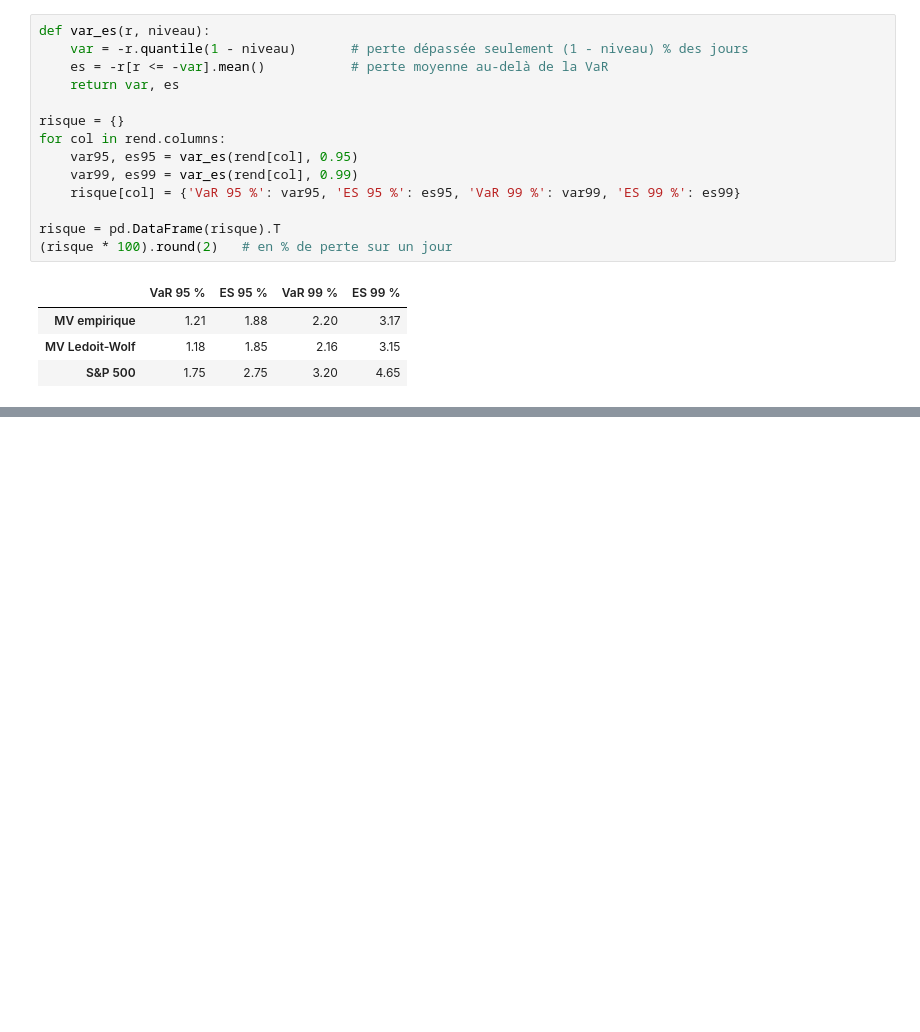
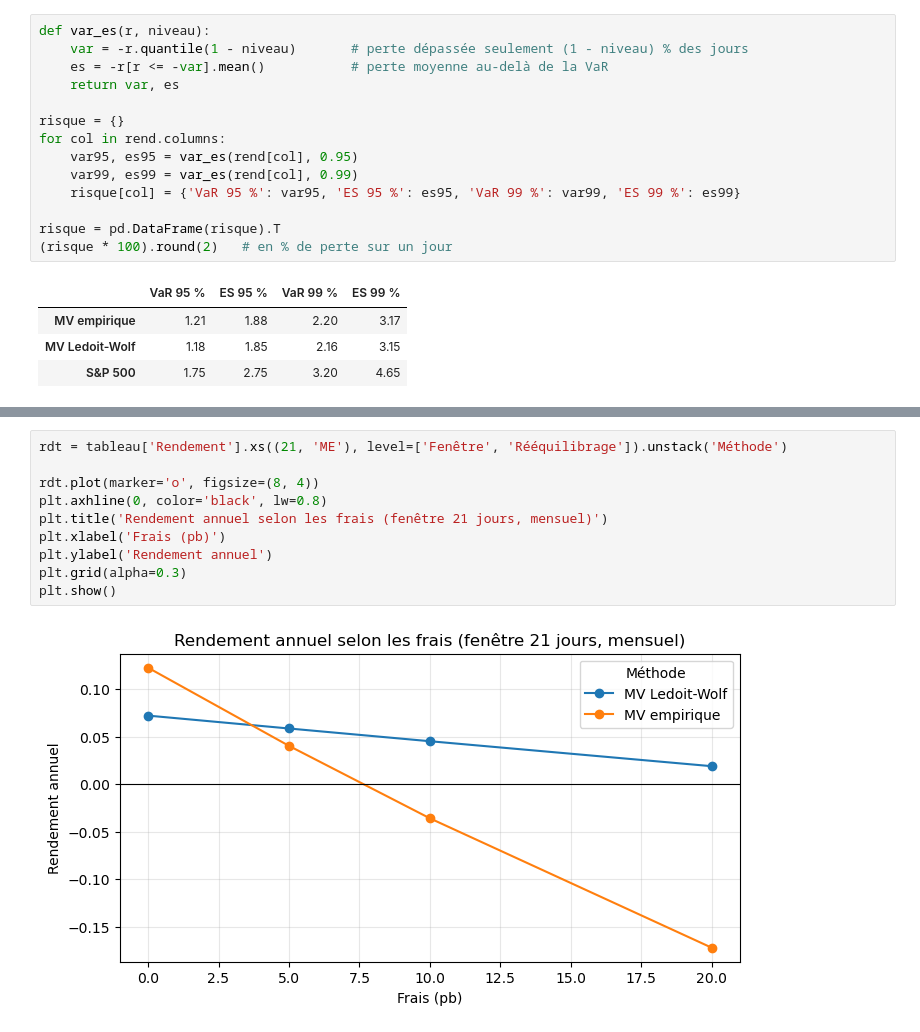
Before and after one commit to Raphaellau26/Estimation-robuste-du-risque-et-optimisation-de-portefeuille, a Jupyter notebook: notebooks/ledoit_wolf.ipynb, the cells around one changed output, grey strips where cells are left out. Cells and saved outputs as stored; diff of their text form; blank space fills up the shorter version.

```diff
--- a/notebooks/ledoit_wolf.ipynb
+++ b/notebooks/ledoit_wolf.ipynb
@@ -290,0 +327,12 @@ tableau['Volatilité'].xs(10, level='Frais (pb)').unstack('Méthode').round(3)
+# %%
+rdt = tableau['Rendement'].xs((21, 'ME'), level=['Fenêtre', 'Rééquilibrage']).unstack('Méthode')
+
+rdt.plot(marker='o', figsize=(8, 4))
+plt.axhline(0, color='black', lw=0.8)
+plt.title('Rendement annuel selon les frais (fenêtre 21 jours, mensuel)')
+plt.xlabel('Frais (pb)')
+plt.ylabel('Rendement annuel')
+plt.grid(alpha=0.3)
+plt.show()
+# %% [output]
+[figure, added]
```
Also changed, not shown: parts of 11 cells of this notebook, 2 other files.
